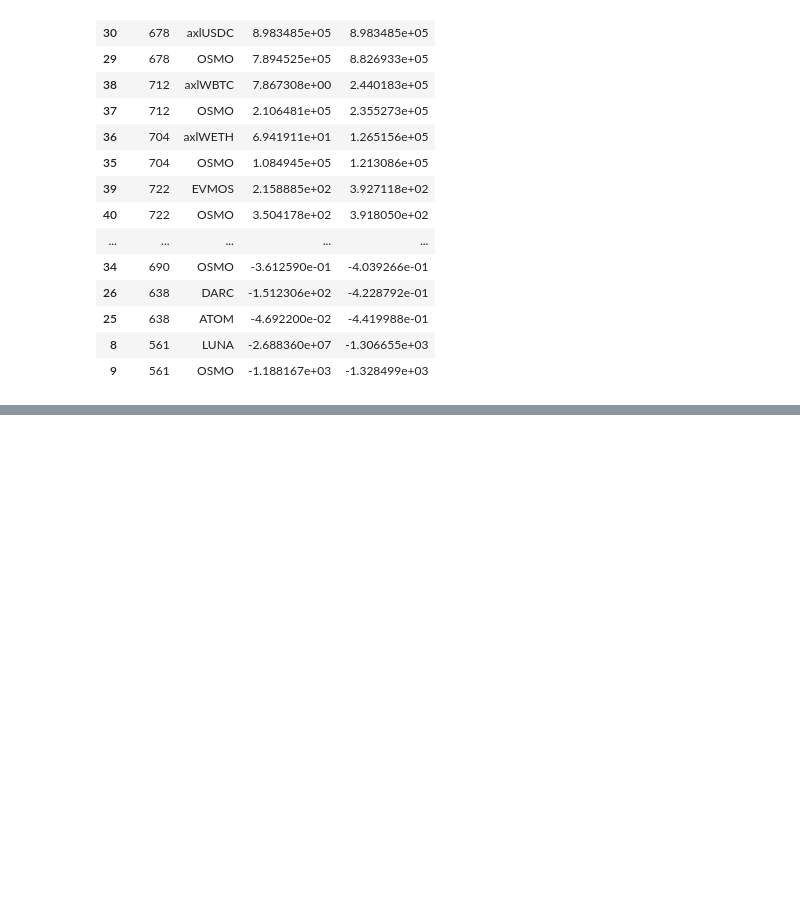
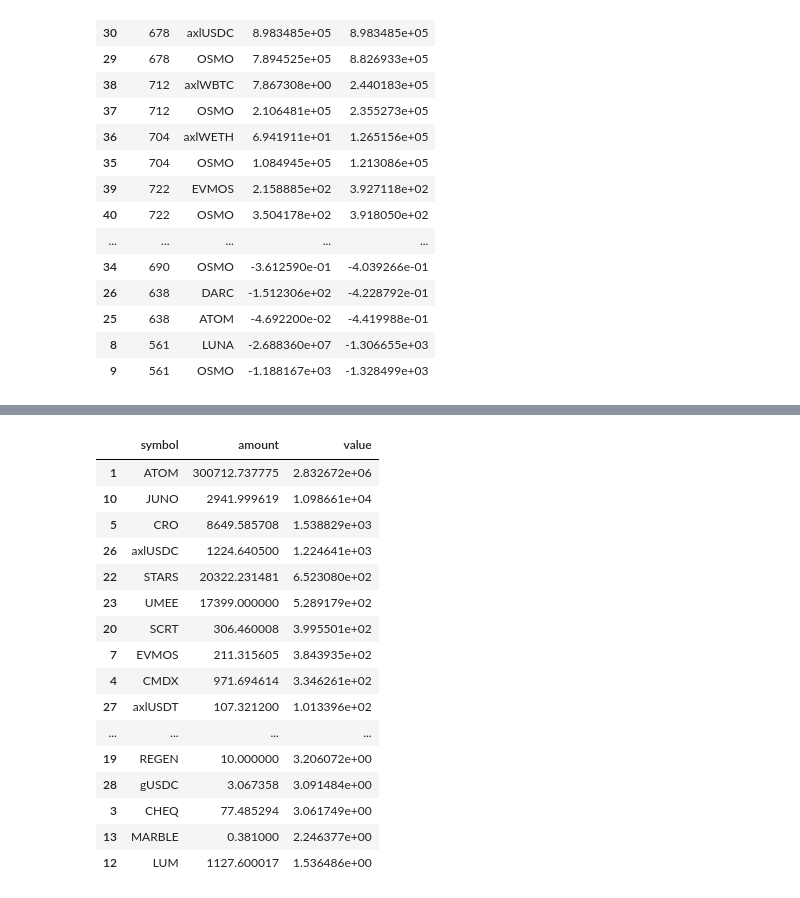
Before and after one commit to HathorNodes/osmosis_nitrogen_assessment, a Jupyter notebook: Osmosis Exploit Analysis.ipynb, the cells around one changed output, grey strips where cells are left out. Cells and saved outputs as stored; diff of their text form; code cells hidden in the pictures; blank space fills up the shorter version.

```diff
--- a/Osmosis Exploit Analysis.ipynb
+++ b/Osmosis Exploit Analysis.ipynb
@@ -568,0 +576,25 @@ agg_exit_tokens
+# %%
+agg_ibc_tokens = (cleaned_ibc_df.groupby(['symbol'])[['amount', 'value']]
+                                  .sum()
+                                  .reset_index()
+                                  .sort_values(by=['value'], ascending=False))
+agg_ibc_tokens.to_csv("data/agg_ibc_tokens.csv", index=False)
+agg_ibc_tokens
+# %% [output]
+|  | symbol | amount | value |
+| 1 | ATOM | 300712.737775 | 2.832672e+06 |
+| 10 | JUNO | 2941.999619 | 1.098661e+04 |
+| 5 | CRO | 8649.585708 | 1.538829e+03 |
+| 26 | axlUSDC | 1224.640500 | 1.224641e+03 |
+| 22 | STARS | 20322.231481 | 6.523080e+02 |
+| 23 | UMEE | 17399.000000 | 5.289179e+02 |
+| 20 | SCRT | 306.460008 | 3.995501e+02 |
+| 7 | EVMOS | 211.315605 | 3.843935e+02 |
+| 4 | CMDX | 971.694614 | 3.346261e+02 |
+| 27 | axlUSDT | 107.321200 | 1.013396e+02 |
+| ... | ... | ... | ... |
+| 19 | REGEN | 10.000000 | 3.206072e+00 |
+| 28 | gUSDC | 3.067358 | 3.091484e+00 |
+| 3 | CHEQ | 77.485294 | 3.061749e+00 |
+| 13 | MARBLE | 0.381000 | 2.246377e+00 |
+| 12 | LUM | 1127.600017 | 1.536486e+00 |
```
Also changed, not shown: parts of 29 cells of this notebook, 5 other files.
